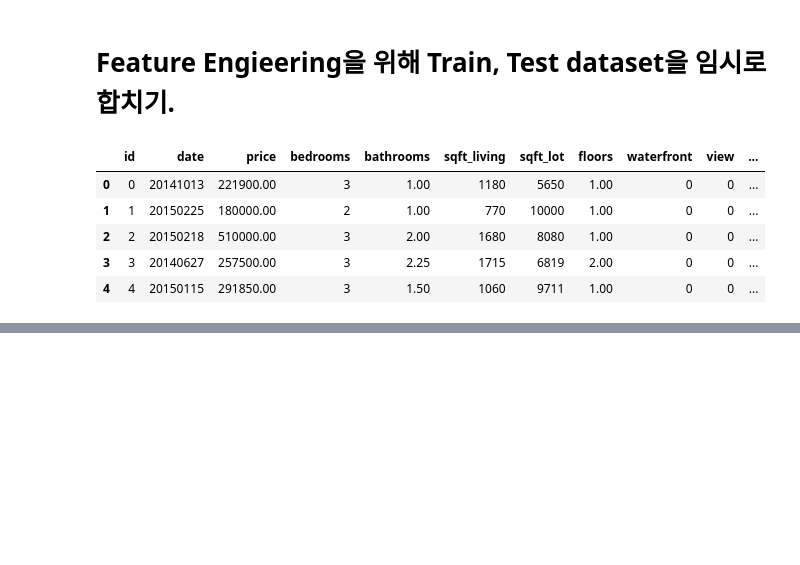
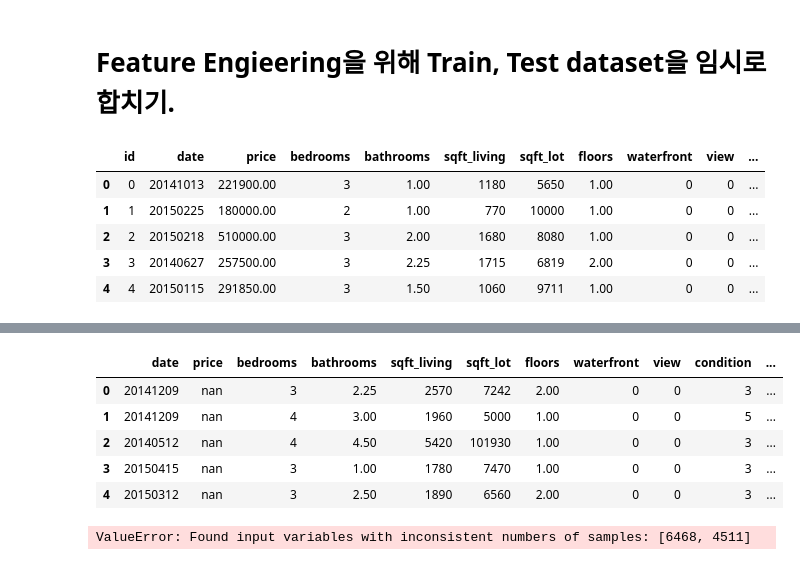
Before and after one commit to bicsu/House-Price-Prediction-KaKR-, a Jupyter notebook: KaKR_ML2.ipynb, the cells around one changed output, grey strips where cells are left out. Drawn from its saved outputs; the diff is of its cells as text; code cells hidden in the pictures; blank space fills up the shorter version.

```diff
--- a/KaKR_ML2.ipynb
+++ b/KaKR_ML2.ipynb
@@ -91,0 +189,6 @@ total.head()
+# %%
+# 리노베이션 여부 0, 1로 변경
+total['yr_renovated'] = total['yr_renovated'].map(lambda x : 1 if x != 0 else 0)
+# %%
+total['living_diff'] = total['sqft_living15'] - total['sqft_living']
+total['lot_idff'] = total['sqft_lot15'] - total['sqft_lot']
@@ -91,0 +224,7 @@ total.head()
+# %%
+total = total.drop(['id'],axis =1)
+train_ = total[total['is_train']==True]
+test_ = total[total['is_train']!=True]
+# %%
+train_ = train_.drop('is_train', axis=1)
+test_ = test_.drop('is_train', axis=1)
@@ -91,0 +261,9 @@ total.head()
+# %%
+test_.head()
+# %% [output]
+|  | date | price | bedrooms | bathrooms | sqft_living | sqft_lot | floors | waterfront | view | condition | ... |
+| 0 | 20141209 | nan | 3 | 2.25 | 2570 | 7242 | 2.00 | 0 | 0 | 3 | ... |
+| 1 | 20141209 | nan | 4 | 3.00 | 1960 | 5000 | 1.00 | 0 | 0 | 5 | ... |
+| 2 | 20140512 | nan | 4 | 4.50 | 5420 | 101930 | 1.00 | 0 | 0 | 3 | ... |
+| 3 | 20150415 | nan | 3 | 1.00 | 1780 | 7470 | 1.00 | 0 | 0 | 3 | ... |
+| 4 | 20150312 | nan | 3 | 2.50 | 1890 | 6560 | 2.00 | 0 | 0 | 3 | ... |
@@ -91,0 +274,7 @@ total.head()
+# %%
+from sklearn.metrics import mean_squared_error
+mse = mean_squared_error(y_pred, y_test)
+
+print('MSE : {:,.6f}'.format(np.sqrt(mse)))
+# %% [output]
+ValueError: Found input variables with inconsistent numbers of samples: [6468, 4511]
```
Also changed, not shown: parts of 28 cells of this notebook, 1 other file.
